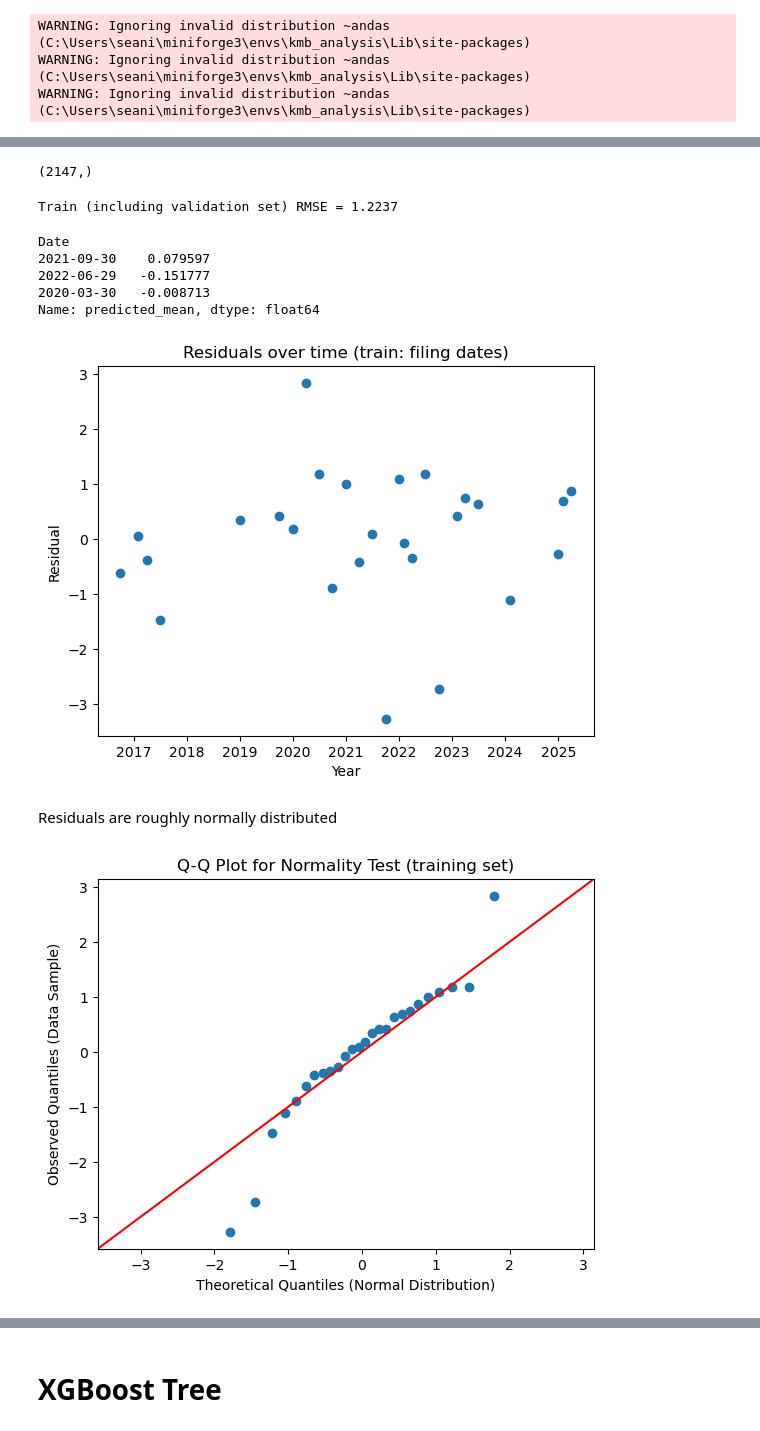
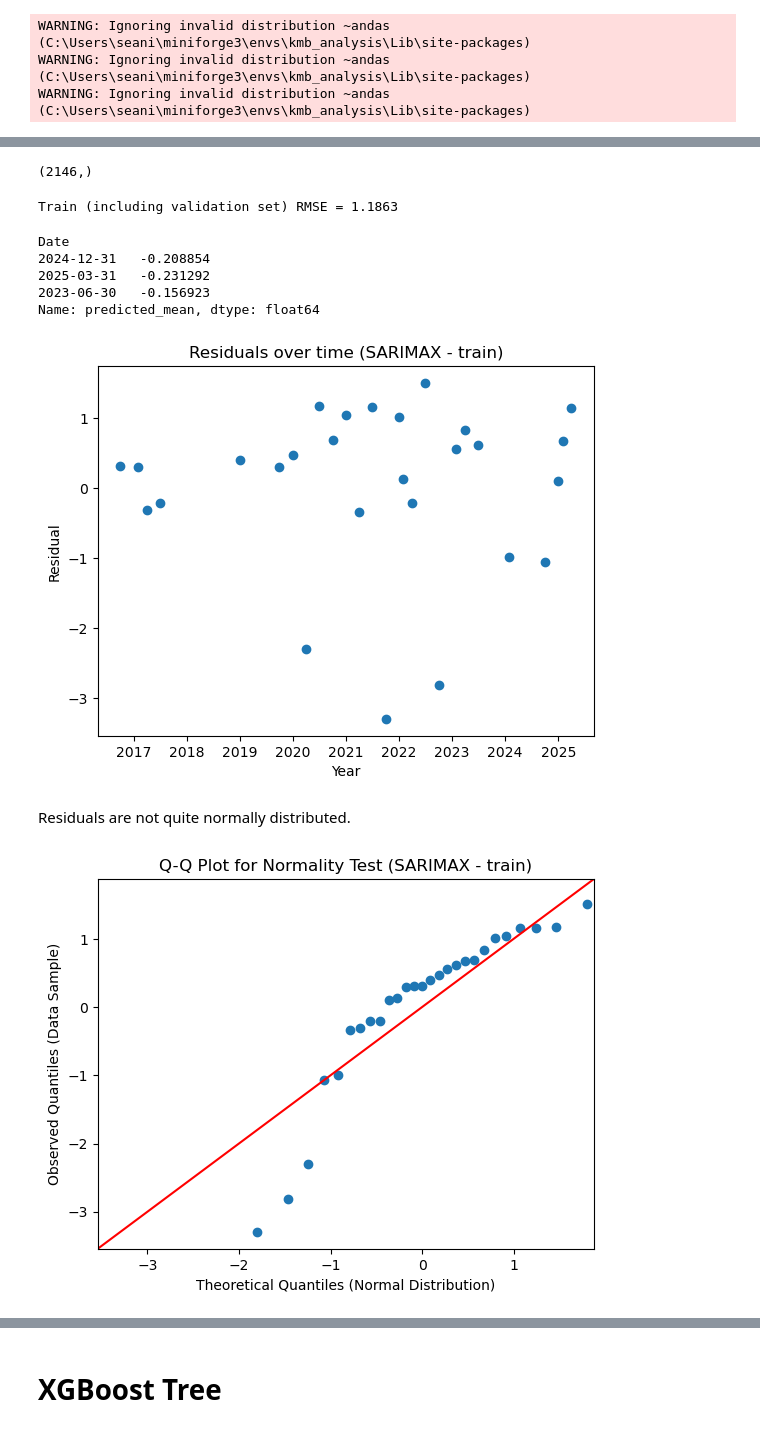
Before and after one commit to ICharmU/rothenberg_code_challenge, a Jupyter notebook: KMB/preprocessing/2_model_exploration.ipynb, the cells around one changed output, grey strips where cells are left out. Saved outputs shown, nothing was run; the diff lists cells and outputs as text; code cells hidden in the pictures.

Commit message:
model price signals

```diff
--- a/KMB/preprocessing/2_model_exploration.ipynb
+++ b/KMB/preprocessing/2_model_exploration.ipynb
@@ -97,6 +82,5 @@ DatetimeIndex(['2016-09-29', '2017-01-31', '2017-03-31', '2017-06-29',
 # %%
-full_calendar = pd.date_range(start=days.index.min(), end=days.index.max(), freq='B')
-df_consolidated.index = days.index
+full_calendar = pd.date_range(start=df_consolidated["period_end"].index.min(), end=df_consolidated["period_end"].index.max(), freq='B')
 daily = df_consolidated.reindex(full_calendar)
 daily = daily.ffill()
 daily = daily.drop(columns=["target"]) # construct targets for each day later in the program
@@ -107,5 +91,5 @@ daily.shape
 # %%
-y = pd.read_csv(Path("preprocessed") / "KMB_prices_floats.csv").set_index("Date")
+y = pd.read_csv(Path("preprocessed") / "KMB_prices_dates.csv").set_index("Date")
 y = y.set_index(pd.to_datetime(y.index))
 y_stock_returns = (y["Close"] - y["Open"])
 y_stock_returns = y_stock_returns.loc[daily.index.min():daily.index.max()]
@@ -302,19 +227,17 @@ Warnings:
 # %%
 from statsmodels.tsa.statespace.sarimax import SARIMAX
 
-# This will force the model to keep all 10 PCA components
-# No matter how 'useless' the auto-search thinks they are
-sarimax = SARIMAX(y_train, exog=X_train.fillna(0), order=(1, 0, 1))
-model = sarimax.fit(maxiter=1000)
+sarimax = SARIMAX(y_train, exog=X_train.fillna(0), order=(3, 0, 3))
+model = sarimax.fit(maxiter=50) # 1000
 # %%
 train_preds = pd.Series(model.predict(start=0, end=X_train.shape[0]-1, exog=scaler.transform(X_train)))
 train_preds.index = X_train.index
 
 train_preds.shape
 # %% [output]
-(2147,)
+(2146,)
 # %%
-loss_dates = list(set(days.index).intersection(set(train_preds.index)))
+loss_dates = list(set(pd.DatetimeIndex(df_consolidated.index)).intersection(set(train_preds.index)))
 train_preds_filings = train_preds[loss_dates]
 train_targets_filings = y_train[loss_dates]
 train_loss = rmse(train_preds_filings, train_targets_filings)
@@ -323,11 +246,11 @@ print(f"Train (including validation set) RMSE = {train_loss:.4f}")
 
 train_preds_filings.head(3)
 # %% [output]
-Train (including validation set) RMSE = 1.2237
+Train (including validation set) RMSE = 1.1863
 Date
-2021-09-30    0.079597
-2022-06-29   -0.151777
-2020-03-30   -0.008713
+2024-12-31   -0.208854
+2025-03-31   -0.231292
+2023-06-30   -0.156923
 Name: predicted_mean, dtype: float64
 # %%
 import matplotlib.pyplot as plt
@@ -335,27 +258,27 @@ import matplotlib.pyplot as plt
 train_residuals = train_targets_filings[loss_dates] - train_preds_filings
 
 plt.scatter(loss_dates, train_residuals)
-plt.title("Residuals over time (train: filing dates)")
+plt.title("Residuals over time (SARIMAX - train)")
 plt.xlabel("Year")
 plt.ylabel("Residual")
 plt.show()
 # %% [output]
-[figure, old version]
+[figure, new version]
 # %% [markdown]
-Residuals are roughly normally distributed
+Residuals are not quite normally distributed.
 # %%
 import statsmodels.api as sm
 import matplotlib.pyplot as plt
 
 sm.qqplot(train_residuals, line='45')
 
 # 3. Add labels and show the plot
-plt.title('Q-Q Plot for Normality Test (training set)')
+plt.title('Q-Q Plot for Normality Test (SARIMAX - train)')
 plt.xlabel('Theoretical Quantiles (Normal Distribution)')
 plt.ylabel('Observed Quantiles (Data Sample)')
 plt.show()
 # %% [output]
-[figure, old version]
+[figure, new version]
 # %%
 test_preds = pd.Series(model.predict(start=0, end=X_test.shape[0]-1, exog=scaler.transform(X_test)))
 test_preds.index = X_test.index
```
Also changed, not shown: parts of 45 cells of this notebook, 6 other files.
